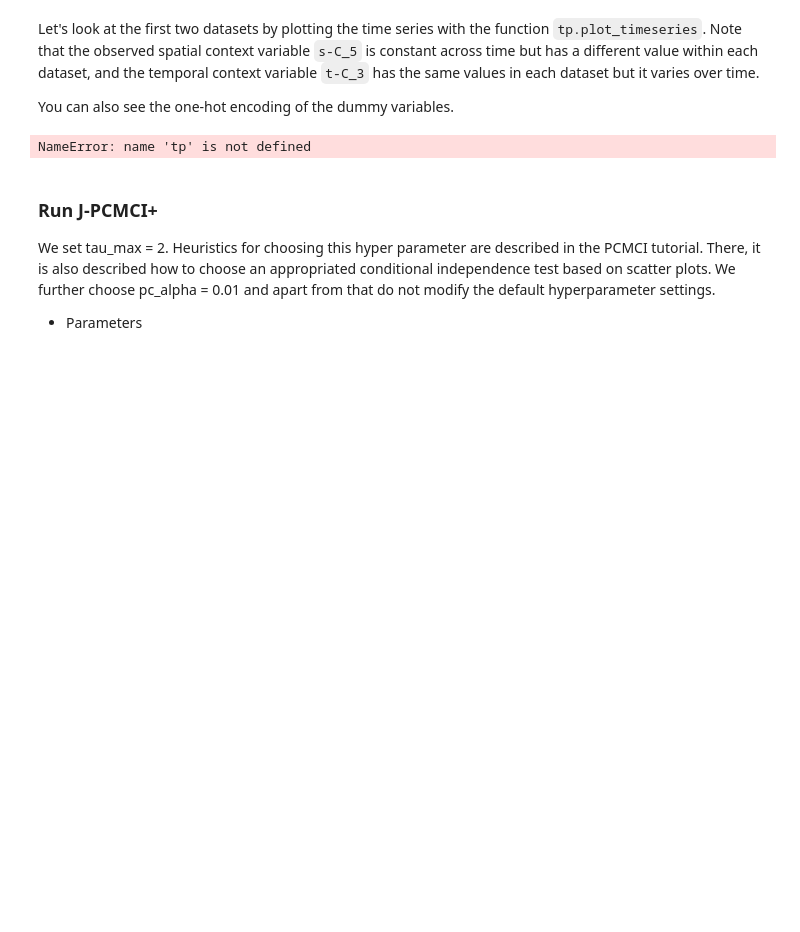
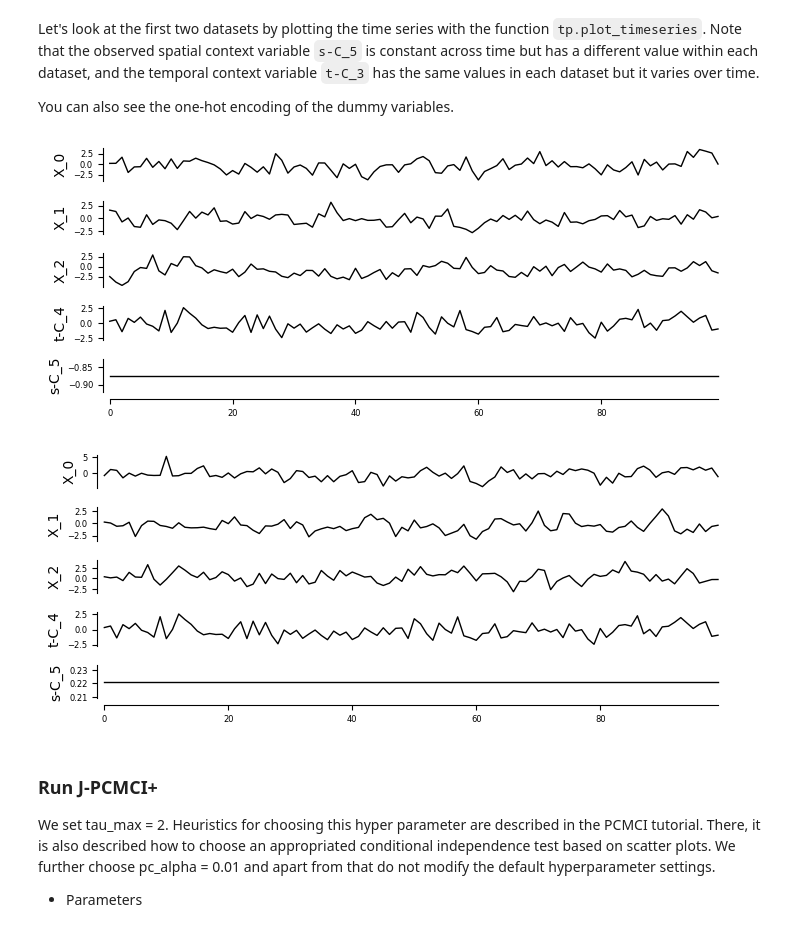
Before and after one commit to jakobrunge/tigramite, a Jupyter notebook: tutorials/causal_discovery/tigramite_tutorial_jpcmciplus.ipynb, the cells around one changed output. Drawn from its saved outputs; the diff is of its cells as text; code cells hidden in the pictures; blank space fills up the shorter version.

Commit message:
timeseries plotting for selected variables

```diff
--- a/tutorials/causal_discovery/tigramite_tutorial_jpcmciplus.ipynb
+++ b/tutorials/causal_discovery/tigramite_tutorial_jpcmciplus.ipynb
@@ -259,11 +259,18 @@ Let's look at the first two datasets by plotting the time series with the functi
 
 You can also see the one-hot encoding of the dummy variables.
 # %%
+# only plot system variables and observed context variables
+selected_variables=process_vars+observed_temporal_context_nodes+observed_spatial_context_nodes
+
 for dataset in [0,1]:
-    tp.plot_timeseries(selected_dataset = dataset, dataframe = dataframe, figsize=(5, 10))
+    tp.plot_timeseries(selected_dataset = dataset,
+                       dataframe = dataframe,
+                       figsize=(7, 3),
+                       selected_variables=selected_variables)
     plt.show()
 # %% [output]
-NameError: name 'tp' is not defined
+[figure, added]
+[figure, added]
 # %% [markdown]
 ### Run J-PCMCI+
 We set tau_max = 2. Heuristics for choosing this hyper parameter are described in the PCMCI tutorial. There, it is also described how to choose an appropriated conditional independence test based on scatter plots. We further choose pc_alpha = 0.01 and apart from that do not modify the default hyperparameter settings.
```
Also changed, not shown: parts of 1 cell of this notebook, 1 other file.
